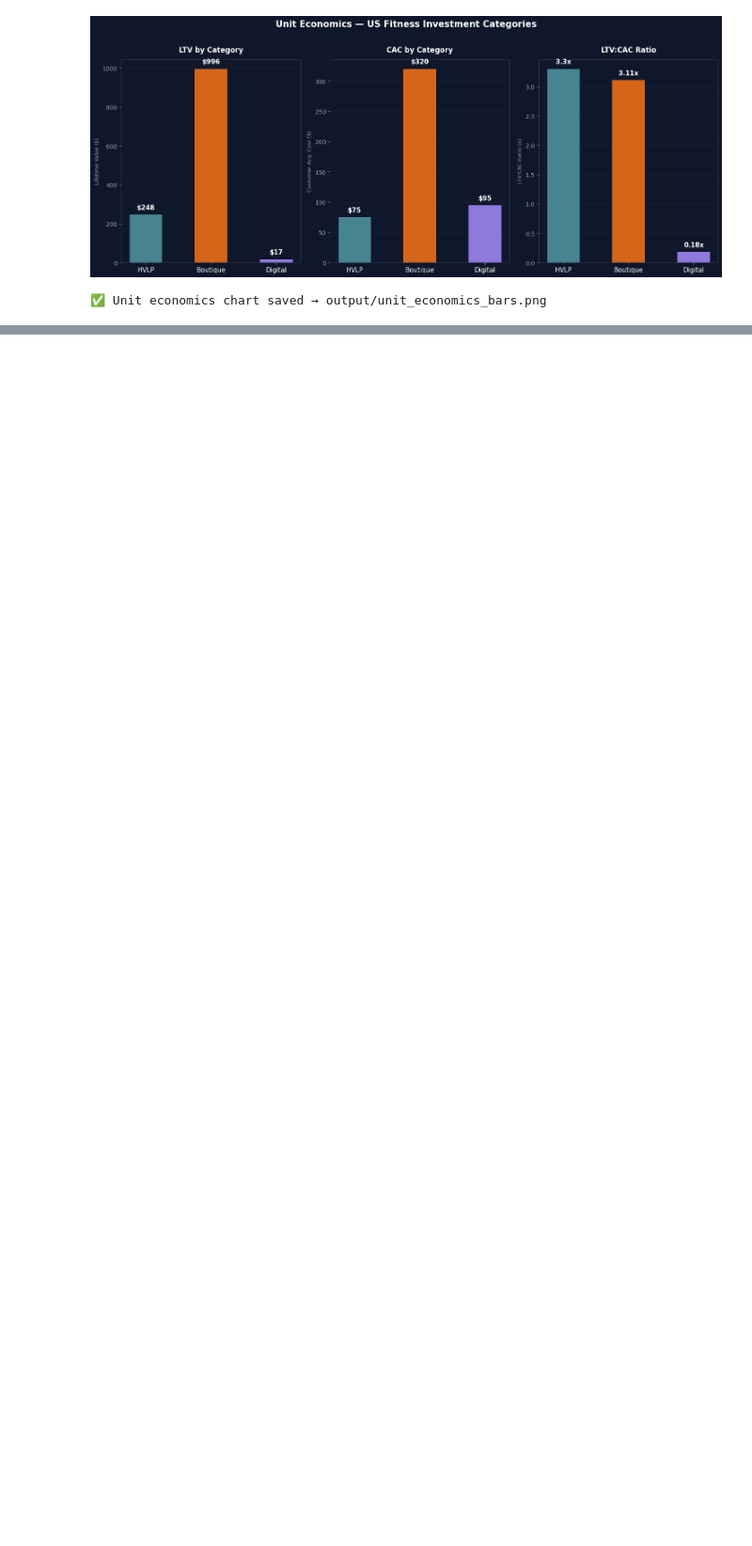
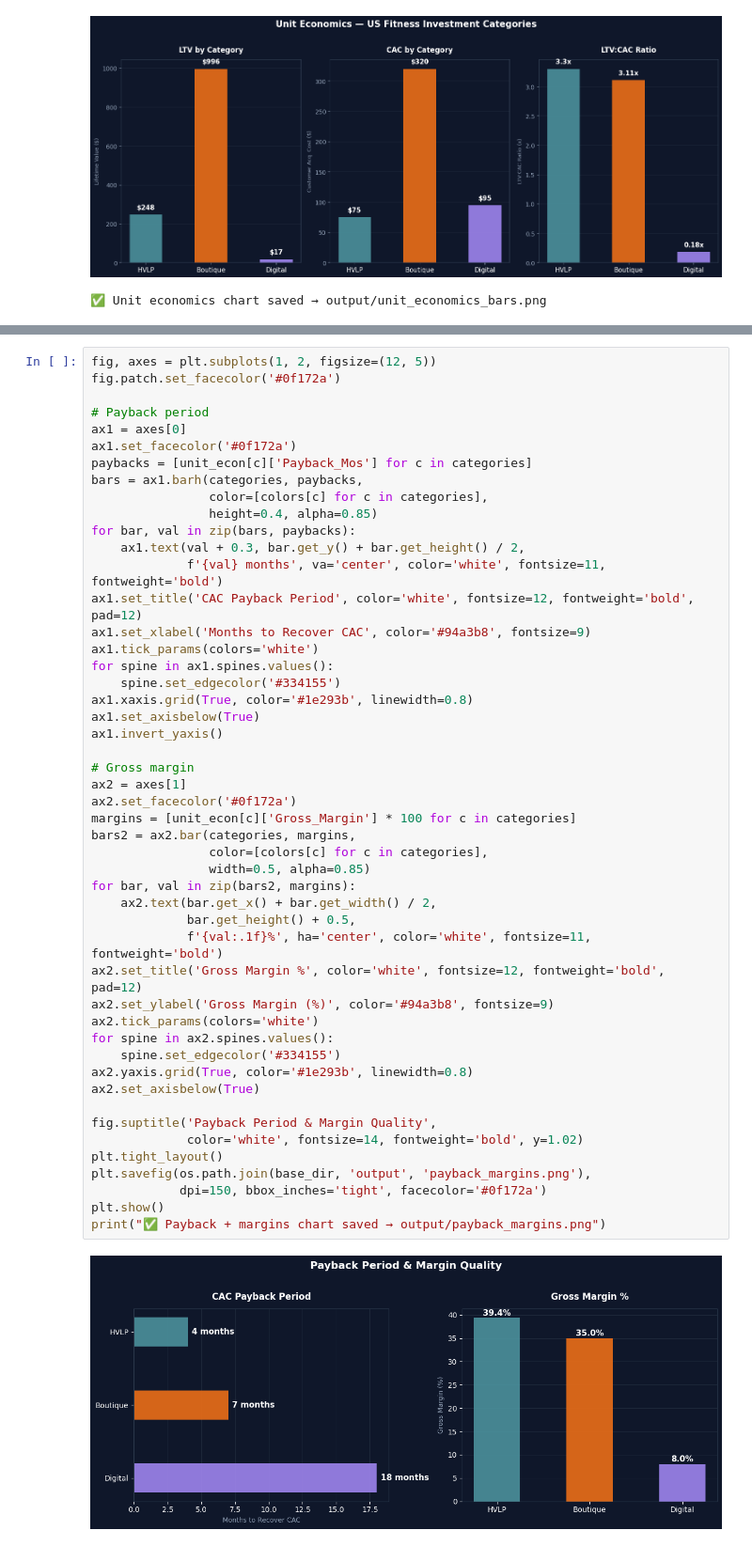
Before and after one commit to UdamShakya/Fitness_investment_analysis, a Jupyter notebook: analysis/unit_economics.ipynb, the cells around one changed output, grey strips where cells are left out. Shown at 94% size. Cells and saved outputs as stored; diff of their text form; blank space fills up the shorter version.

Commit message:
Payback margins

```diff
--- a/analysis/unit_economics.ipynb
+++ b/analysis/unit_economics.ipynb
@@ -105,0 +108,51 @@ print("✅ Unit economics chart saved → output/unit_economics_bars.png")
+# %%
+fig, axes = plt.subplots(1, 2, figsize=(12, 5))
+fig.patch.set_facecolor('#0f172a')
+
+# Payback period
+ax1 = axes[0]
+ax1.set_facecolor('#0f172a')
+paybacks = [unit_econ[c]['Payback_Mos'] for c in categories]
+bars = ax1.barh(categories, paybacks,
+                color=[colors[c] for c in categories],
+                height=0.4, alpha=0.85)
+for bar, val in zip(bars, paybacks):
+    ax1.text(val + 0.3, bar.get_y() + bar.get_height() / 2,
+             f'{val} months', va='center', color='white', fontsize=11, fontweight='bold')
+ax1.set_title('CAC Payback Period', color='white', fontsize=12, fontweight='bold', pad=12)
+ax1.set_xlabel('Months to Recover CAC', color='#94a3b8', fontsize=9)
+ax1.tick_params(colors='white')
+for spine in ax1.spines.values():
+    spine.set_edgecolor('#334155')
+ax1.xaxis.grid(True, color='#1e293b', linewidth=0.8)
+ax1.set_axisbelow(True)
+ax1.invert_yaxis()
+
+# Gross margin
+ax2 = axes[1]
+ax2.set_facecolor('#0f172a')
+margins = [unit_econ[c]['Gross_Margin'] * 100 for c in categories]
+bars2 = ax2.bar(categories, margins,
+                color=[colors[c] for c in categories],
+                width=0.5, alpha=0.85)
+for bar, val in zip(bars2, margins):
+    ax2.text(bar.get_x() + bar.get_width() / 2,
+             bar.get_height() + 0.5,
+             f'{val:.1f}%', ha='center', color='white', fontsize=11, fontweight='bold')
+ax2.set_title('Gross Margin %', color='white', fontsize=12, fontweight='bold', pad=12)
+ax2.set_ylabel('Gross Margin (%)', color='#94a3b8', fontsize=9)
+ax2.tick_params(colors='white')
+for spine in ax2.spines.values():
+    spine.set_edgecolor('#334155')
+ax2.yaxis.grid(True, color='#1e293b', linewidth=0.8)
+ax2.set_axisbelow(True)
+
+fig.suptitle('Payback Period & Margin Quality',
+             color='white', fontsize=14, fontweight='bold', y=1.02)
+plt.tight_layout()
+plt.savefig(os.path.join(base_dir, 'output', 'payback_margins.png'),
+            dpi=150, bbox_inches='tight', facecolor='#0f172a')
+plt.show()
+print("✅ Payback + margins chart saved → output/payback_margins.png")
+# %% [output]
+[figure, added]
```
Also changed, not shown: parts of 2 cells of this notebook, 1 other file.
